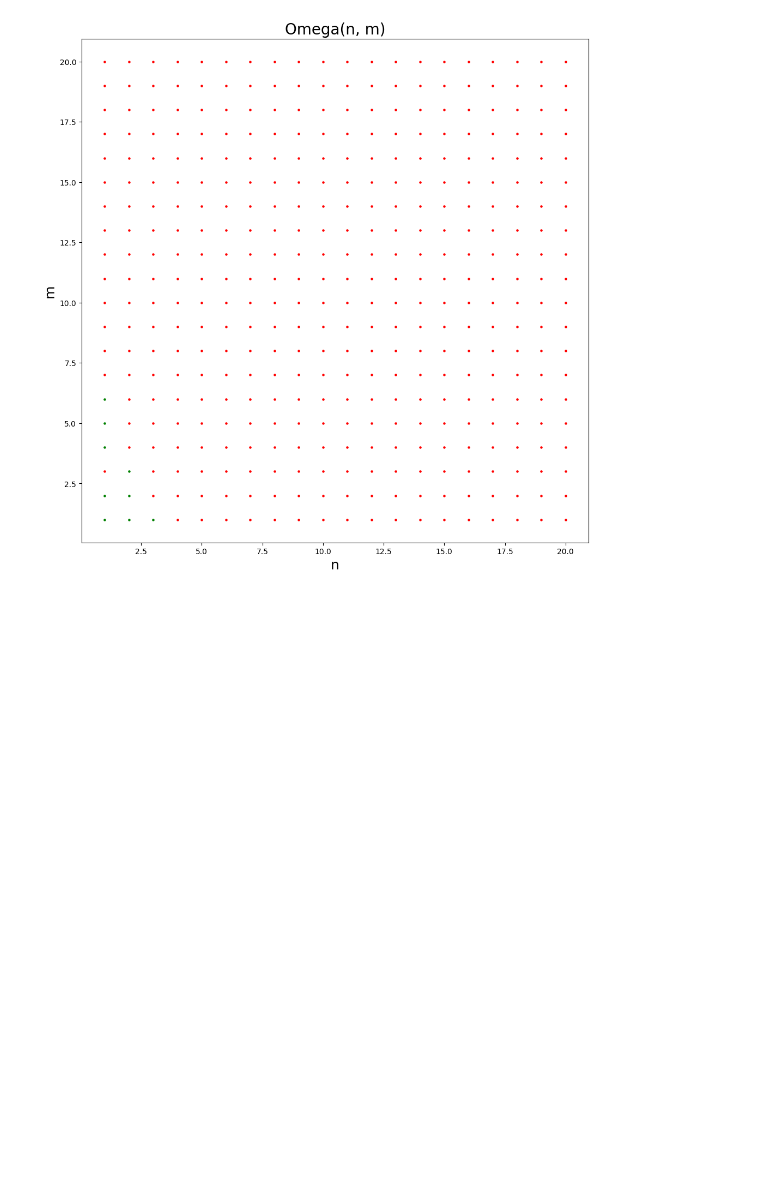
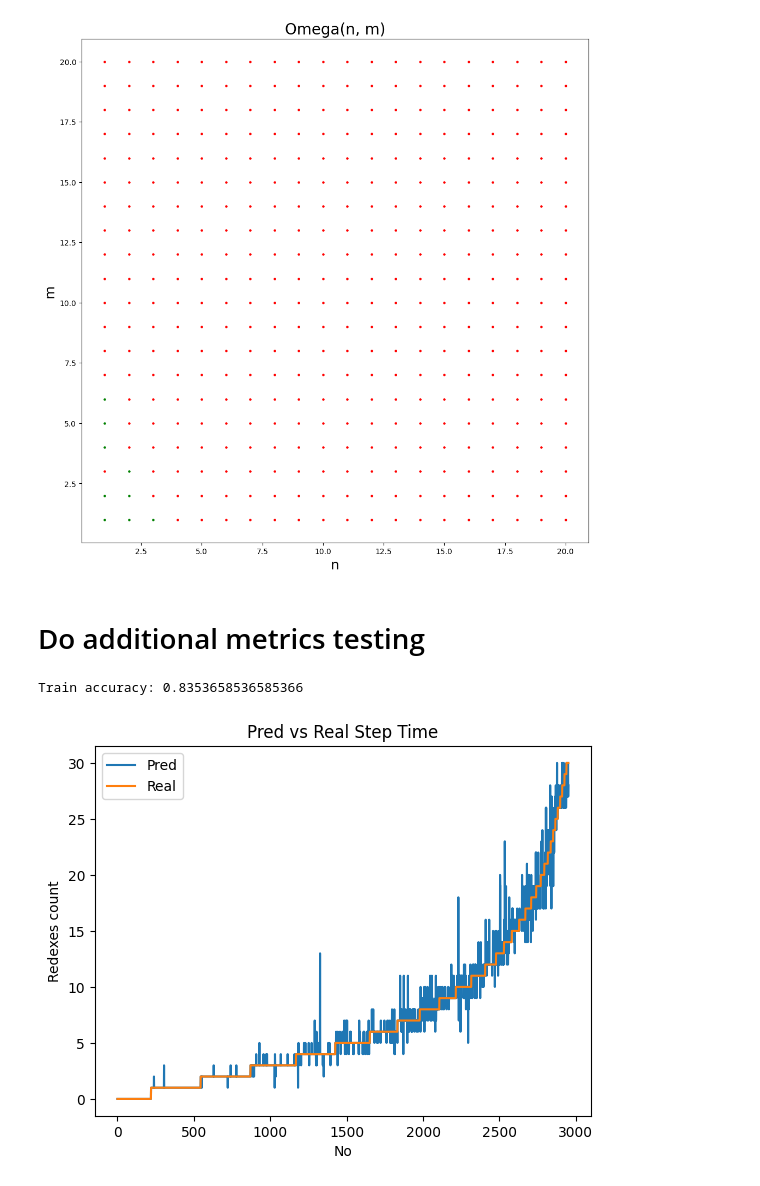
Before and after one commit to alex-deineha/pure-calculus, a Jupyter notebook: src/tests_17_ann_and_terms/lstm_lo_steps_prediction/lstm_31cl_lo_steps_pred_v1.ipynb, the cells around one changed output. Drawn from its saved outputs; the diff is of its cells as text; code cells hidden in the pictures; blank space fills up the shorter version.

Commit message:
Tested with additional metrics.

```diff
--- a/src/tests_17_ann_and_terms/lstm_lo_steps_prediction/lstm_31cl_lo_steps_pred_v1.ipynb
+++ b/src/tests_17_ann_and_terms/lstm_lo_steps_prediction/lstm_31cl_lo_steps_pred_v1.ipynb
@@ -749,3 +749,28 @@ plt.title("Omega(n, m)", fontsize=20)
 plt.show()
 # %% [output]
 [figure]
+# %% [markdown]
+# Do additional metrics testing
+# %%
+model_name = "v0_lstm_steps_pred_31"
+
+# load the model
+with open(f"./fine_models/{model_name}.json", "r") as file:
+    loaded_model_json = file.read()
+
+model = tf.keras.models.model_from_json(loaded_model_json)
+model.load_weights(f"./fine_models/{model_name}.h5")
+# %%
+y_train_pred = []
+for x_ in x_train:
+    y_train_pred.append(model.predict(np.array([x_]), verbose=0)[0])
+
+y_train_pred_nums = encoder.inverse_transform(np.array(y_train_pred))
+y_train_nums = encoder.inverse_transform(y_train)
+# %%
+print("Train accuracy:", calculate_accuracy(y_train_nums, y_train_pred_nums))
+
+draw_pred_lines(y_train_pred_nums, y_train_nums)
+# %% [output]
+Train accuracy: 0.8353658536585366
+[figure, added]
```
Also changed, not shown: parts of 16 cells of this notebook.
